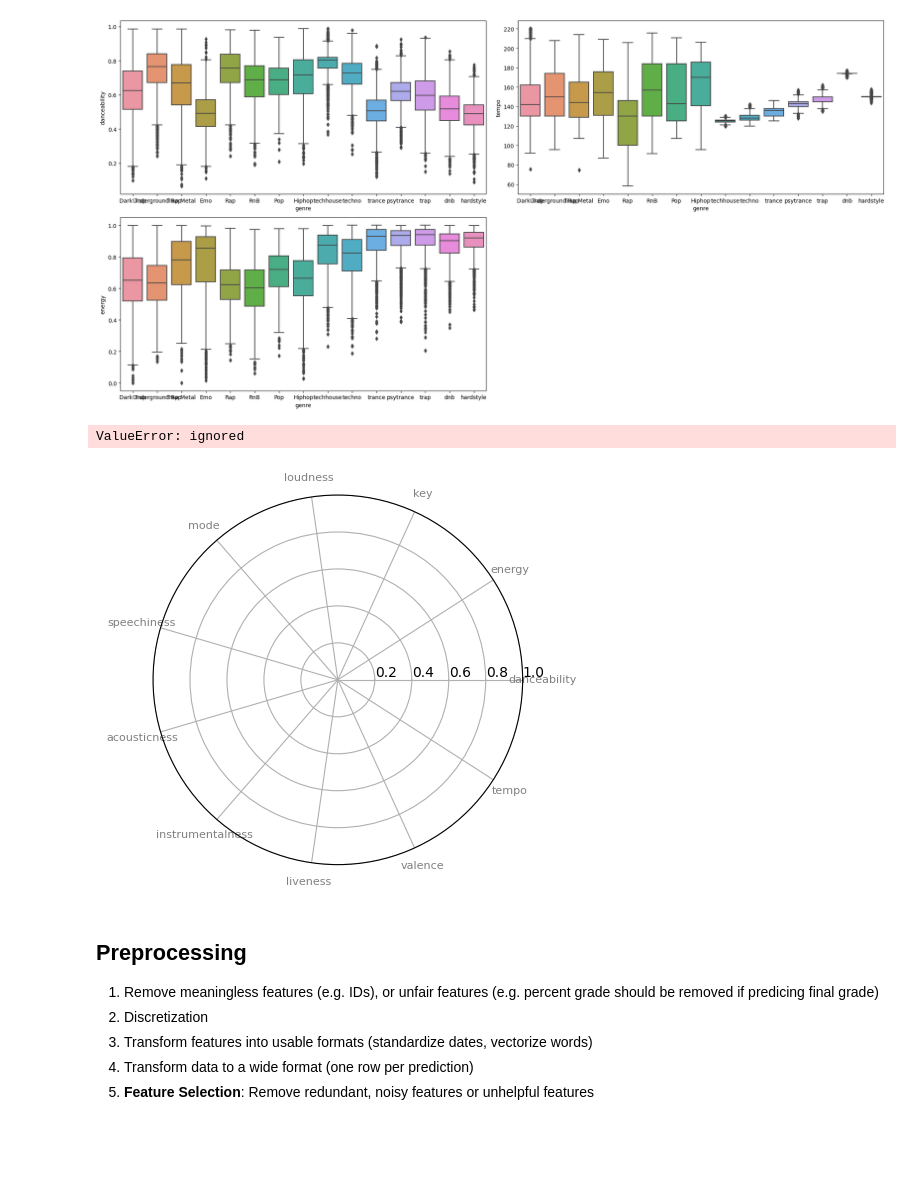
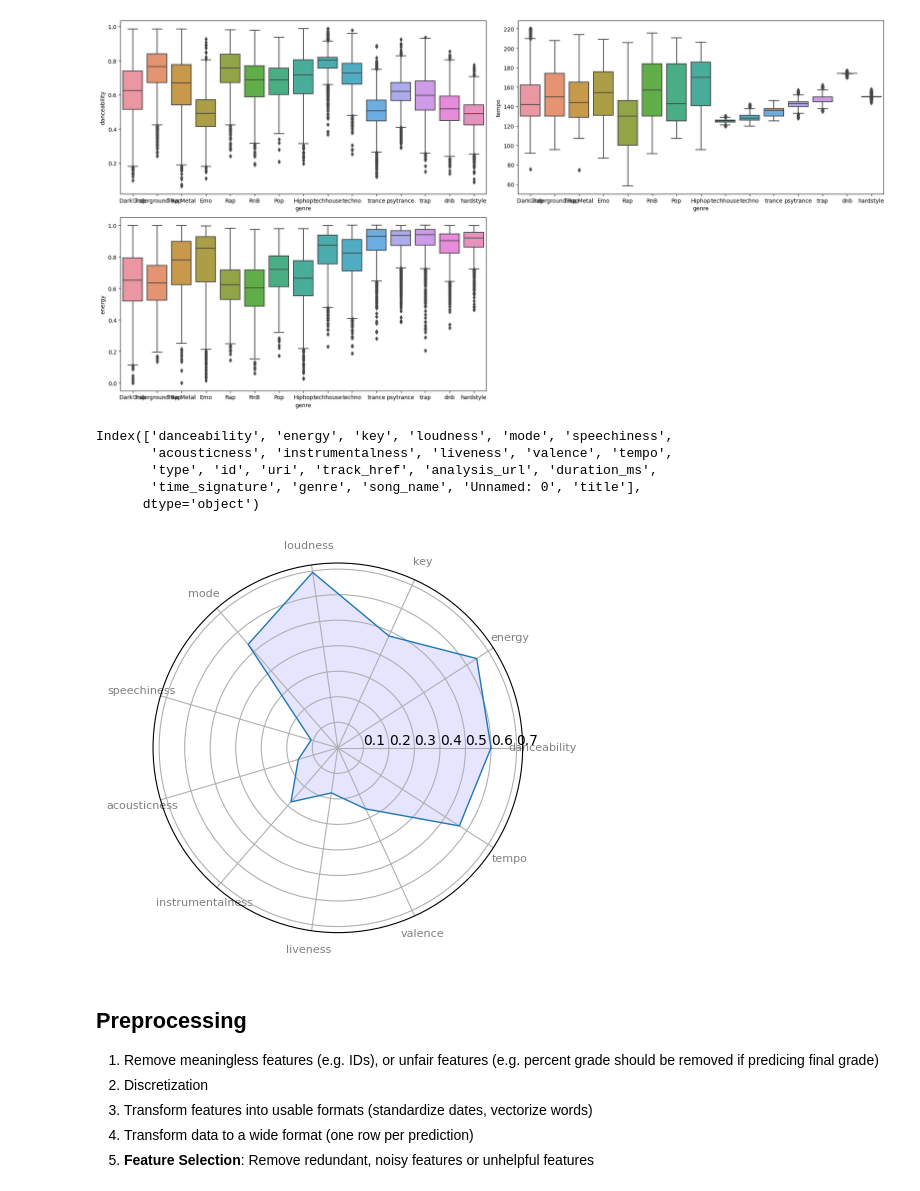
Before and after one commit to michaelwnau/_my_notebooks_ML_data_science, a Jupyter notebook: spotify_exploratory_analysis_P1.ipynb, the cells around one changed output. Saved outputs shown, nothing was run; the diff lists cells and outputs as text; code cells hidden in the pictures; blank space fills up the shorter version.

```diff
--- a/spotify_exploratory_analysis_P1.ipynb
+++ b/spotify_exploratory_analysis_P1.ipynb
@@ -303,6 +303,14 @@ plt.tight_layout()
 plt.show()
 # %% [output]
 [figure]
+# %%
+print(dark_trap.columns)
+# %% [output]
+Index(['danceability', 'energy', 'key', 'loudness', 'mode', 'speechiness',
+       'acousticness', 'instrumentalness', 'liveness', 'valence', 'tempo',
+       'type', 'id', 'uri', 'track_href', 'analysis_url', 'duration_ms',
+       'time_signature', 'genre', 'song_name', 'Unnamed: 0', 'title'],
+      dtype='object')
 # %%
 import matplotlib.pyplot as plt
 from math import pi
@@ -316,38 +324,38 @@ means = dark_trap.mean()
 # List of song attributes we are interested in
 attributes = ['danceability', 'energy', 'key', 'loudness', 'mode', 'speechiness',
               'acousticness', 'instrumentalness', 'liveness', 'valence', 'tempo']
 
 # Create a list of values for each attribute (normalized to 0-1 range)
-values = [(means[attr] - min(genres[attr])) / (max(genres[attr]) - min(genres[attr])) for attr in attributes if attr in dark_trap.columns]
+values = [(means[attr] - min(genres[attr])) / (max(genres[attr]) - min(genres[attr])) for attr in attributes]
 
+# Add the first value to the end of the list to complete the circular plot
+values += values[:1]
 
 # Number of variables
-num_vars = len(values)
+num_vars = len(attributes)
 
 # Compute angle of each axis in the plot (divide the plot / number of variable)
 angles = [n / float(num_vars) * 2 * pi for n in range(num_vars)]
 angles += angles[:1]
-
 
 # Initialise the spider plot
 ax = plt.subplot(111, polar=True)
 
 # Draw one axe per variable + add labels
 plt.xticks(angles[:-1], attributes, color='grey', size=8)
 
 # Draw ylabels
 ax.set_rlabel_position(0)
 
 # Plot data
 ax.plot(angles, values, linewidth=1, linestyle='solid')
 
 # Fill area
 ax.fill(angles, values, 'b', alpha=0.1)
 
 plt.show()
 # %% [output]
-ValueError: ignored
-[figure, old version]
+[figure, new version]
 # %% [markdown]
 ## Preprocessing
 
```
